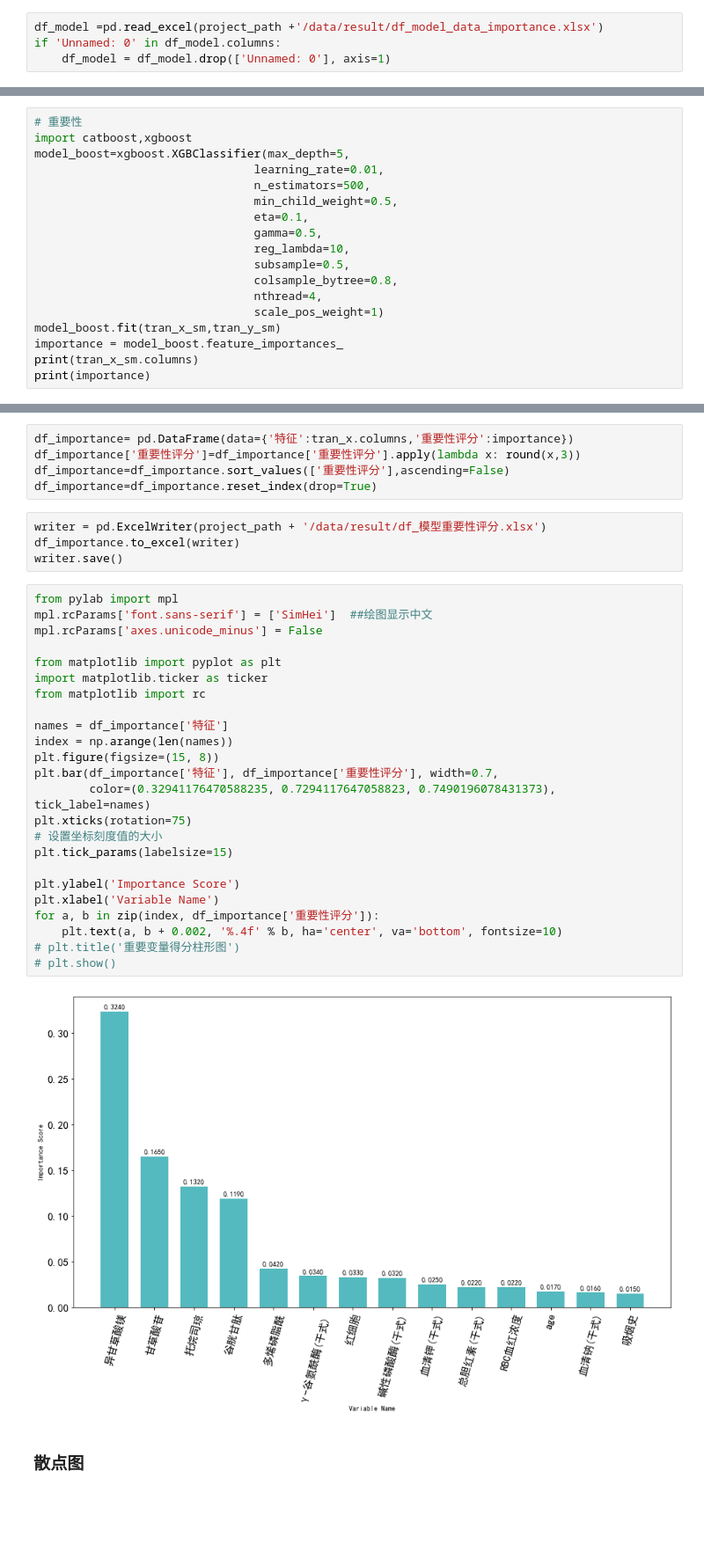
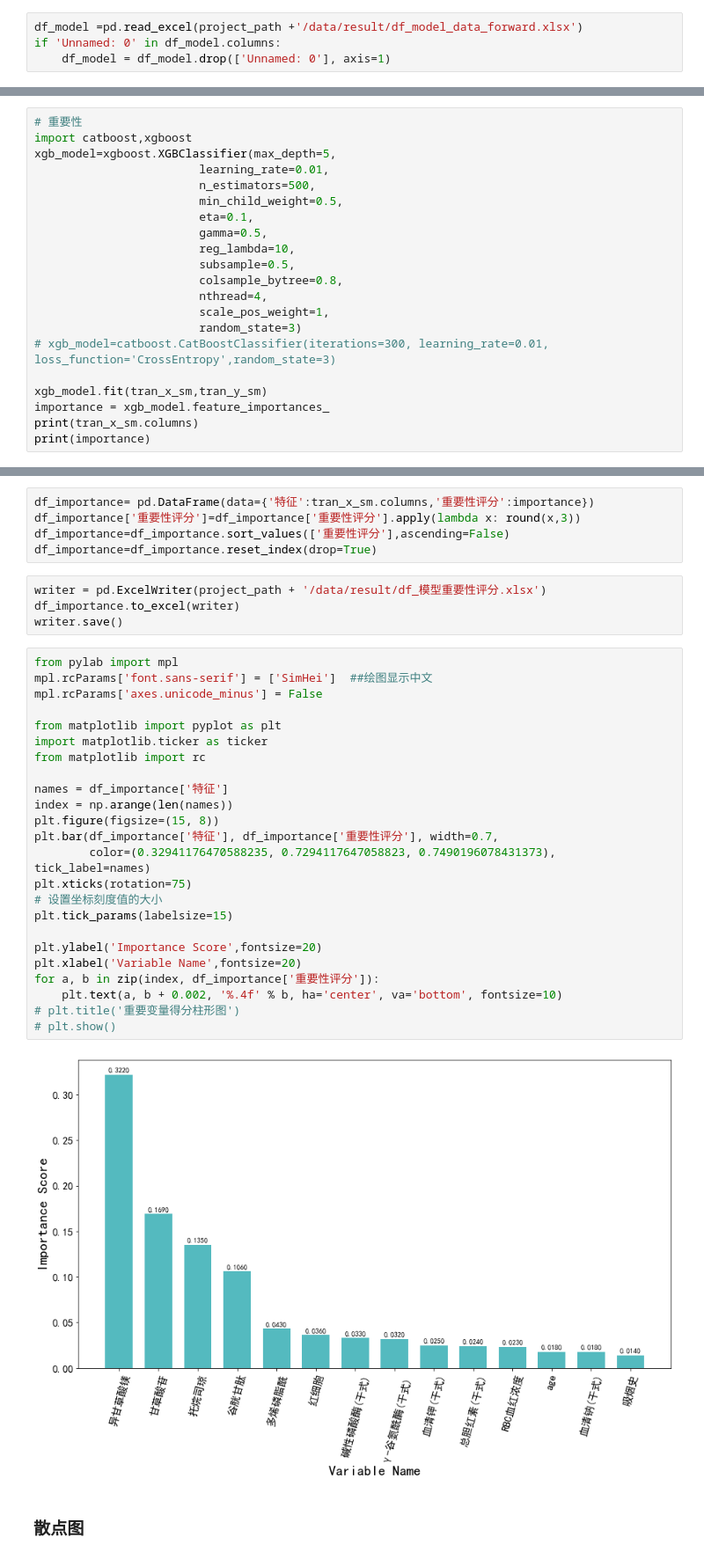
Before and after one commit to yuyongsheng1990/MTX_shanghai_sixth_hospital, a Jupyter notebook: data_model.ipynb, the cells around one changed output, grey strips where cells are left out. Shown at 88% size. Saved outputs shown, nothing was run; the diff lists cells and outputs as text; blank space fills up the shorter version.

```diff
--- a/data_model.ipynb
+++ b/data_model.ipynb
@@ -11,7 +11,7 @@ project_path = os.getcwd()
 # %% [markdown]
 ## 读入数据
 # %%
-df_model =pd.read_excel(project_path +'/data/result/df_model_data_importance.xlsx')
+df_model =pd.read_excel(project_path +'/data/result/df_model_data_forward.xlsx')
 if 'Unnamed: 0' in df_model.columns:
     df_model = df_model.drop(['Unnamed: 0'], axis=1)
 # %%
@@ -762,19 +821,22 @@ writer.save()
 # %%
 # 重要性
 import catboost,xgboost
-model_boost=xgboost.XGBClassifier(max_depth=5,
-                                learning_rate=0.01,
-                                n_estimators=500,
-                                min_child_weight=0.5,
-                                eta=0.1,
-                                gamma=0.5,
-                                reg_lambda=10,
-                                subsample=0.5,
-                                colsample_bytree=0.8,
-                                nthread=4,
-                                scale_pos_weight=1)
-model_boost.fit(tran_x_sm,tran_y_sm)
-importance = model_boost.feature_importances_
+xgb_model=xgboost.XGBClassifier(max_depth=5,
+                        learning_rate=0.01,
+                        n_estimators=500,
+                        min_child_weight=0.5,
+                        eta=0.1,
+                        gamma=0.5,
+                        reg_lambda=10,
+                        subsample=0.5,
+                        colsample_bytree=0.8,
+                        nthread=4,
+                        scale_pos_weight=1,
+                        random_state=3)
+# xgb_model=catboost.CatBoostClassifier(iterations=300, learning_rate=0.01, loss_function='CrossEntropy',random_state=3)
+
+xgb_model.fit(tran_x_sm,tran_y_sm)
+importance = xgb_model.feature_importances_
 print(tran_x_sm.columns)
 print(importance)
 # %% [output]
@@ -787,5 +849,5 @@ Index(['异甘草酸镁', '甘草酸苷', '托烷司琼', '谷胱甘肽', '红
 # %%
-df_importance= pd.DataFrame(data={'特征':tran_x.columns,'重要性评分':importance})
+df_importance= pd.DataFrame(data={'特征':tran_x_sm.columns,'重要性评分':importance})
 df_importance['重要性评分']=df_importance['重要性评分'].apply(lambda x: round(x,3))
 df_importance=df_importance.sort_values(['重要性评分'],ascending=False)
 df_importance=df_importance.reset_index(drop=True)
@@ -796,29 +858,29 @@ writer.save()
 # %%
 from pylab import mpl
 mpl.rcParams['font.sans-serif'] = ['SimHei']  ##绘图显示中文
 mpl.rcParams['axes.unicode_minus'] = False
 
 from matplotlib import pyplot as plt
 import matplotlib.ticker as ticker
 from matplotlib import rc
 
 names = df_importance['特征']
 index = np.arange(len(names))
 plt.figure(figsize=(15, 8))
 plt.bar(df_importance['特征'], df_importance['重要性评分'], width=0.7,
         color=(0.32941176470588235, 0.7294117647058823, 0.7490196078431373), tick_label=names)
 plt.xticks(rotation=75)
 # 设置坐标刻度值的大小
 plt.tick_params(labelsize=15)
 
-plt.ylabel('Importance Score')
-plt.xlabel('Variable Name')
+plt.ylabel('Importance Score',fontsize=20)
+plt.xlabel('Variable Name',fontsize=20)
 for a, b in zip(index, df_importance['重要性评分']):
     plt.text(a, b + 0.002, '%.4f' % b, ha='center', va='bottom', fontsize=10)
 # plt.title('重要变量得分柱形图')
 # plt.show()
 # %% [output]
-[figure, old version]
+[figure, new version]
 # %% [markdown]
 ### 散点图
 # %%
```
Also changed, not shown: parts of 16 cells of this notebook, 1 other file.
